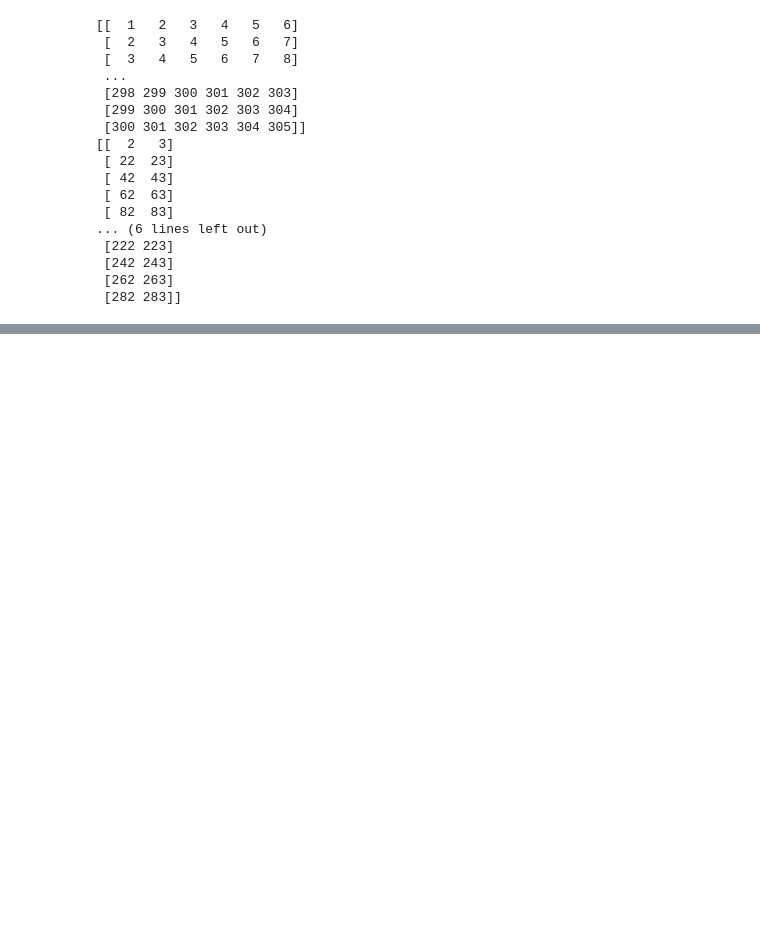
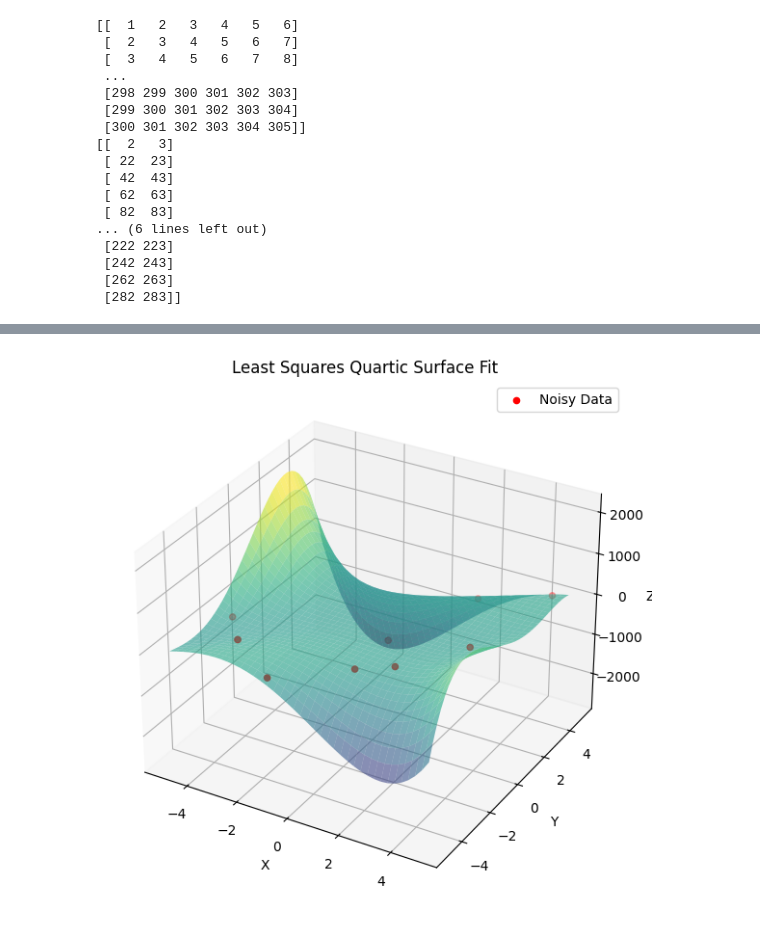
Before and after one commit to MagnusKarlsen1/PCQA-NN, a Jupyter notebook: Code/pcdiff/test3.ipynb, the cells around one changed output, grey strips where cells are left out. Cells and saved outputs as stored; diff of their text form; code cells hidden in the pictures; blank space fills up the shorter version.

```diff
--- a/Code/pcdiff/test3.ipynb
+++ b/Code/pcdiff/test3.ipynb
@@ -150,0 +315,71 @@ print(arr[::20,1:3])
+# %%
+import numpy as np
+import scipy.linalg
+import matplotlib.pyplot as plt
+from mpl_toolkits.mplot3d import Axes3D
+
+# Generate random 3D points
+np.random.seed(42)
+N = 10  # Number of points (increased to avoid overfitting)
+x = np.random.uniform(-5, 5, N)
+y = np.random.uniform(-5, 5, N)
+
+# Define an underlying quartic surface with noise
+z_true = (1 + 2*x + 3*y + 0.5*x**2 + 0.2*x*y + 0.1*y**2 +
+          0.05*x**3 + 0.03*x**2*y + 0.02*x*y**2 + 0.04*y**3 +
+          0.01*x**4 + 0.007*x**3*y + 0.005*x**2*y**2 + 0.003*x*y**3 + 0.002*y**4)
+
+z_noisy = z_true + np.random.normal(0, 1, size=N)  # Add noise
+
+# Construct the updated design matrix A with quartic terms
+A = np.column_stack([
+    np.ones(N),    # Constant term (a0)
+    x,             # Linear in x (a1)
+    y,             # Linear in y (a2)
+    x**2,          # Quadratic in x (a3)
+    x*y,           # Interaction term (a4)
+    y**2,          # Quadratic in y (a5)
+    x**3,          # Cubic in x (a6)
+    x**2*y,        # Mixed x^2y term (a7)
+    x*y**2,        # Mixed xy^2 term (a8)
+    y**3,          # Cubic in y (a9)
+    x**4,          # Quartic in x (a10)
+    x**3*y,        # Mixed x^3y term (a11)
+    x**2*y**2,     # Mixed x^2y^2 term (a12)
+    x*y**3,        # Mixed xy^3 term (a13)
+    y**4           # Quartic in y (a14)
+])
+
+# Solve the least squares problem
+coeffs, _, _, _ = scipy.linalg.lstsq(A, z_noisy)
+
+# Generate a smooth grid for visualization
+x_grid = np.linspace(-5, 5, 40)
+y_grid = np.linspace(-5, 5, 40)
+X, Y = np.meshgrid(x_grid, y_grid)
+
+# Compute the fitted Z values using the solved coefficients
+Z_fit = (coeffs[0] + coeffs[1] * X + coeffs[2] * Y +
+         coeffs[3] * X**2 + coeffs[4] * X * Y + coeffs[5] * Y**2 +
+         coeffs[6] * X**3 + coeffs[7] * X**2 * Y + coeffs[8] * X * Y**2 + coeffs[9] * Y**3 +
+         coeffs[10] * X**4 + coeffs[11] * X**3 * Y + coeffs[12] * X**2 * Y**2 +
+         coeffs[13] * X * Y**3 + coeffs[14] * Y**4)
+
+# Plot the original noisy points and fitted surface
+fig = plt.figure(figsize=(10, 7))
+ax = fig.add_subplot(111, projection='3d')
+
+# Plot noisy data points
+ax.scatter(x, y, z_noisy, color='red', label='Noisy Data')
+
+# Plot the fitted quartic surface
+ax.plot_surface(X, Y, Z_fit, cmap='viridis', alpha=0.6)
+
+ax.set_xlabel('X')
+ax.set_ylabel('Y')
+ax.set_zlabel('Z')
+ax.set_title('Least Squares Quartic Surface Fit')
+ax.legend()
+plt.show()
+# %% [output]
+[figure, added]
```
Also changed, not shown: parts of 6 cells of this notebook, 1 other file.
